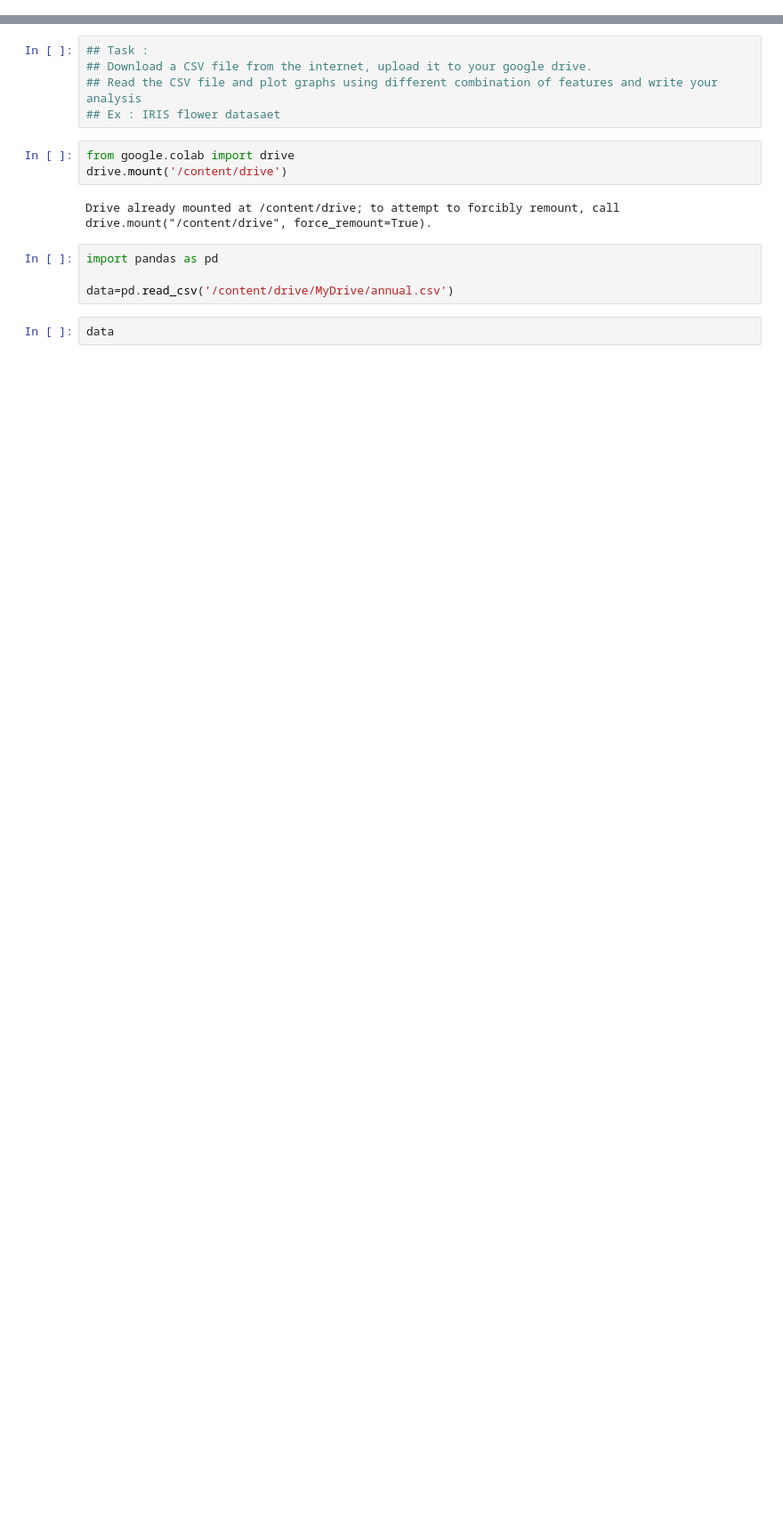
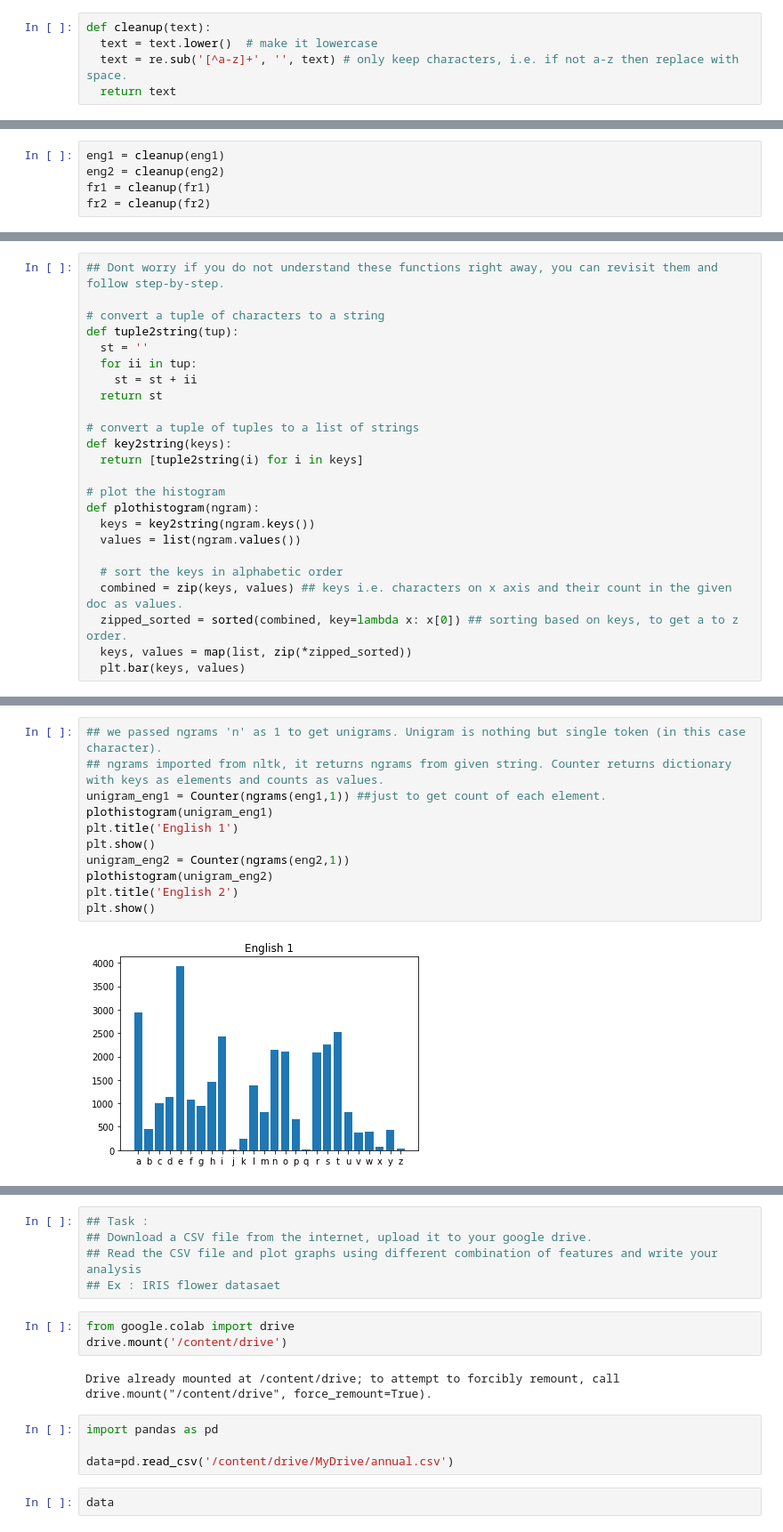
Before and after one commit to SandeshKukkamalla/Fmml2022lLab2, a Jupyter notebook: FMML_Aug22_M1Lab2_DataFeatures&Augmentation.ipynb, the cells around one changed output, grey strips where cells are left out. Shown: that part at 89% size. Saved outputs shown, nothing was run; the diff lists cells and outputs as text; blank space fills up the shorter version.

```diff
--- a/FMML_Aug22_M1Lab2_DataFeatures&Augmentation.ipynb
+++ b/FMML_Aug22_M1Lab2_DataFeatures&Augmentation.ipynb
@@ -2,0 +107,5 @@
+# %%
+def cleanup(text):
+  text = text.lower()  # make it lowercase
+  text = re.sub('[^a-z]+', '', text) # only keep characters, i.e. if not a-z then replace with space.
+  return text
@@ -2,0 +117,5 @@
+# %%
+eng1 = cleanup(eng1)
+eng2 = cleanup(eng2)
+fr1 = cleanup(fr1)
+fr2 = cleanup(fr2)
@@ -2,0 +137,24 @@
+# %%
+## Dont worry if you do not understand these functions right away, you can revisit them and follow step-by-step.
+
+# convert a tuple of characters to a string
+def tuple2string(tup):
+  st = ''
+  for ii in tup:
+    st = st + ii
+  return st
+
+# convert a tuple of tuples to a list of strings
+def key2string(keys):
+  return [tuple2string(i) for i in keys]
+
+# plot the histogram
+def plothistogram(ngram):
+  keys = key2string(ngram.keys())
+  values = list(ngram.values())
+
+  # sort the keys in alphabetic order
+  combined = zip(keys, values) ## keys i.e. characters on x axis and their count in the given doc as values.
+  zipped_sorted = sorted(combined, key=lambda x: x[0]) ## sorting based on keys, to get a to z order.
+  keys, values = map(list, zip(*zipped_sorted))
+  plt.bar(keys, values)
@@ -2,0 +163,13 @@
+# %%
+## we passed ngrams 'n' as 1 to get unigrams. Unigram is nothing but single token (in this case character).
+## ngrams imported from nltk, it returns ngrams from given string. Counter returns dictionary with keys as elements and counts as values.
+unigram_eng1 = Counter(ngrams(eng1,1)) ##just to get count of each element.
+plothistogram(unigram_eng1)
+plt.title('English 1')
+plt.show()
+unigram_eng2 = Counter(ngrams(eng2,1))
+plothistogram(unigram_eng2)
+plt.title('English 2')
+plt.show()
+# %% [output]
+[figure, added]
```
Also changed, not shown: parts of 92 cells of this notebook.
